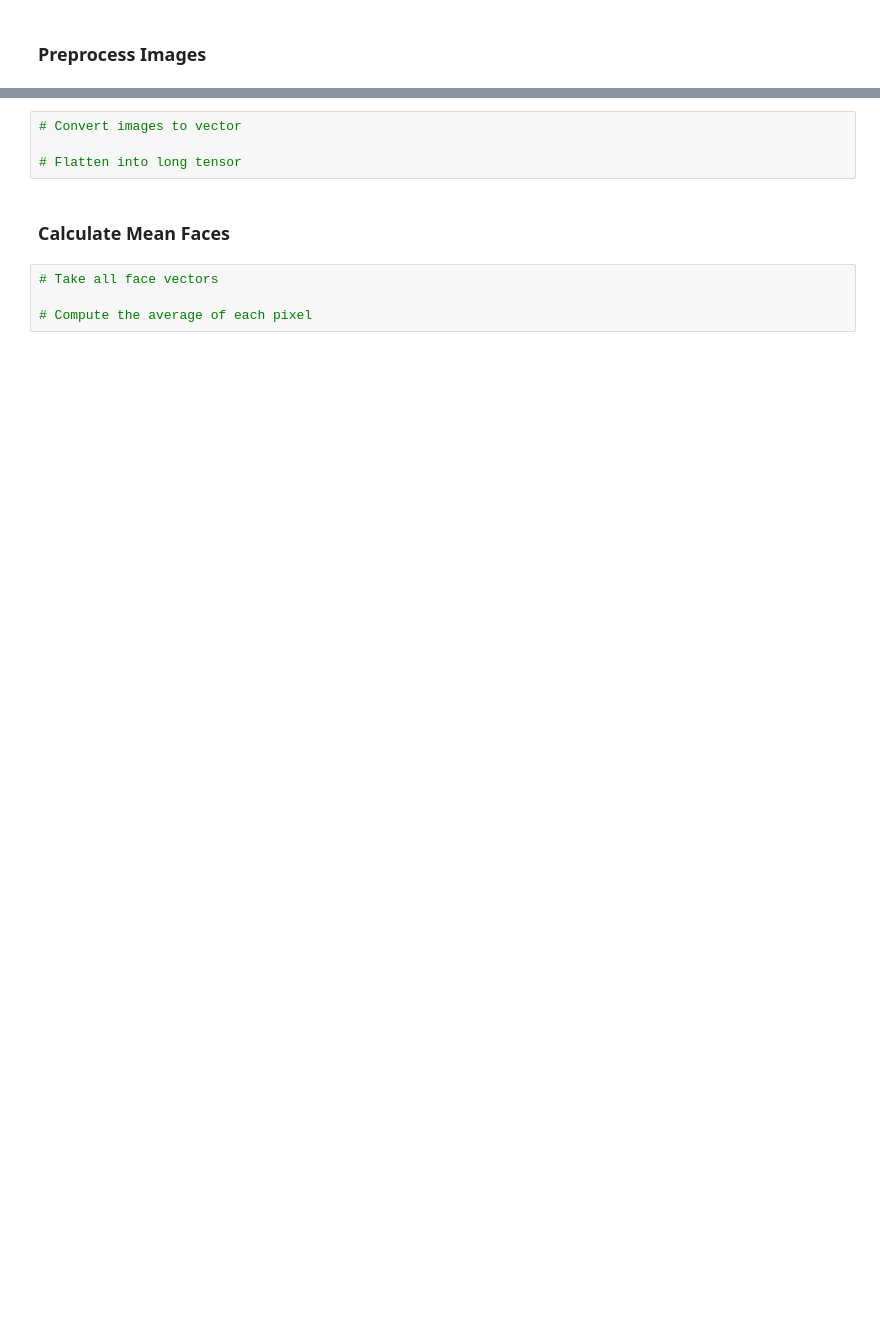
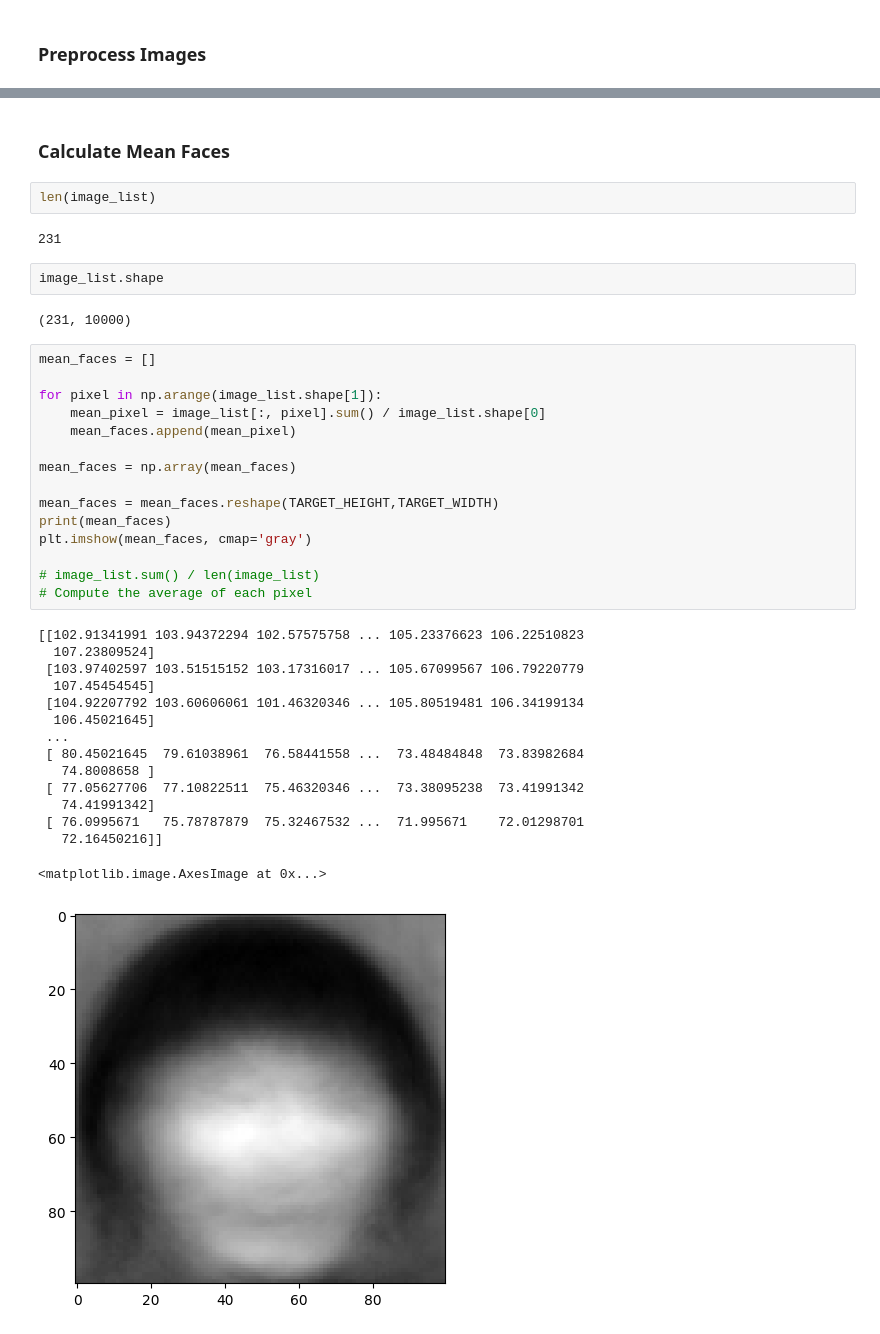
Before and after one commit to ReinerJasin/face_recognition_eigenfaces, a Jupyter notebook: project/face_recognition.ipynb, the cells around one changed output, grey strips where cells are left out. Cells and saved outputs as stored; diff of their text form; blank space fills up the shorter version.

Commit message:
calculate mean faces

```diff
--- a/project/face_recognition.ipynb
+++ b/project/face_recognition.ipynb
@@ -184,10 +209,41 @@ print(label_list)
-# %%
-# Convert images to vector
-
-# Flatten into long tensor
 # %% [markdown]
 ### Calculate Mean Faces
+# %%
+len(image_list)
+# %% [output]
+231
+# %%
+image_list.shape
+# %% [output]
+(231, 10000)
 # %%
-# Take all face vectors
+mean_faces = []
 
+for pixel in np.arange(image_list.shape[1]):
+    mean_pixel = image_list[:, pixel].sum() / image_list.shape[0]
+    mean_faces.append(mean_pixel)
+
+mean_faces = np.array(mean_faces)
+
+mean_faces = mean_faces.reshape(TARGET_HEIGHT,TARGET_WIDTH)
+print(mean_faces)
+plt.imshow(mean_faces, cmap='gray')
+
+# image_list.sum() / len(image_list)
 # Compute the average of each pixel
+# %% [output]
+[[102.91341991 103.94372294 102.57575758 ... 105.23376623 106.22510823
+  107.23809524]
+ [103.97402597 103.51515152 103.17316017 ... 105.67099567 106.79220779
+  107.45454545]
+ [104.92207792 103.60606061 101.46320346 ... 105.80519481 106.34199134
+  106.45021645]
+ ...
+ [ 80.45021645  79.61038961  76.58441558 ...  73.48484848  73.83982684
+   74.8008658 ]
+ [ 77.05627706  77.10822511  75.46320346 ...  73.38095238  73.41991342
+   74.41991342]
+ [ 76.0995671   75.78787879  75.32467532 ...  71.995671    72.01298701
+   72.16450216]]
+<matplotlib.image.AxesImage at 0x...>
+[figure, added]
```
Also changed, not shown: parts of 10 cells of this notebook.
